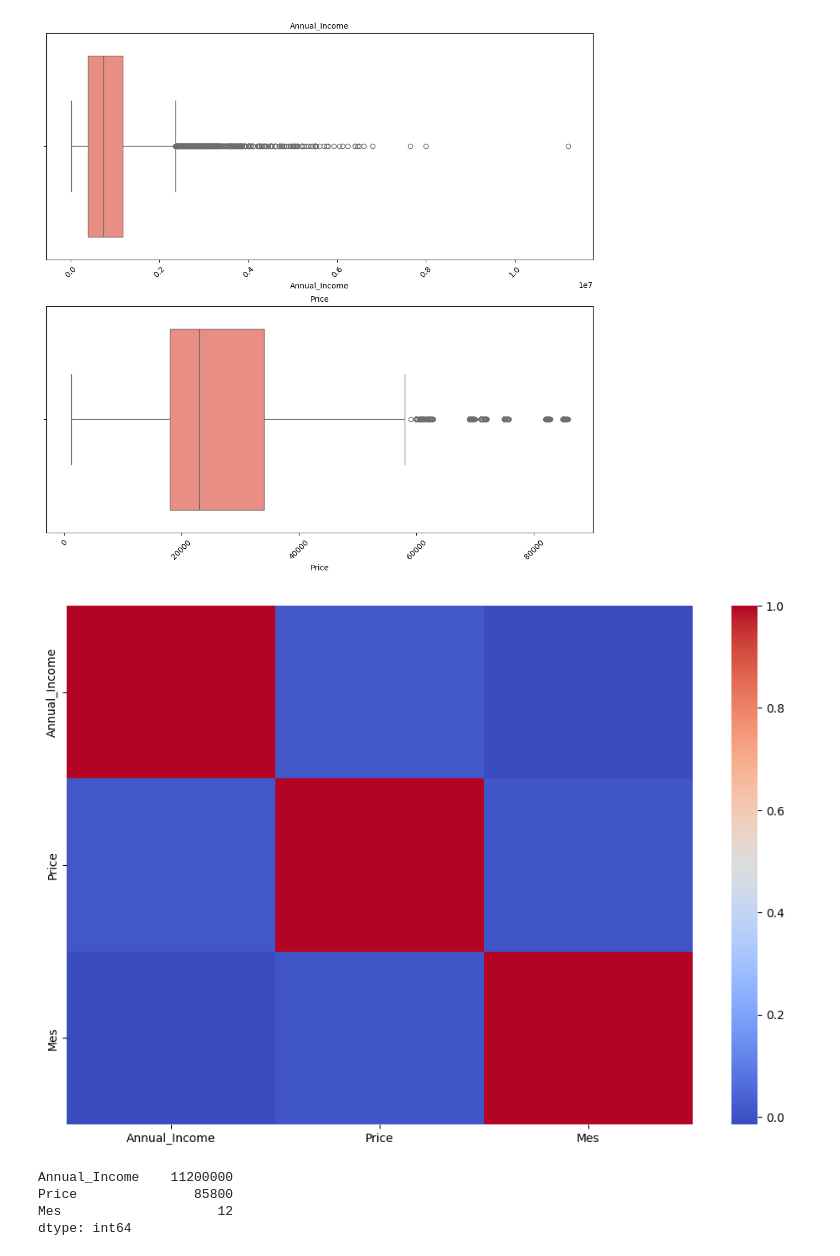
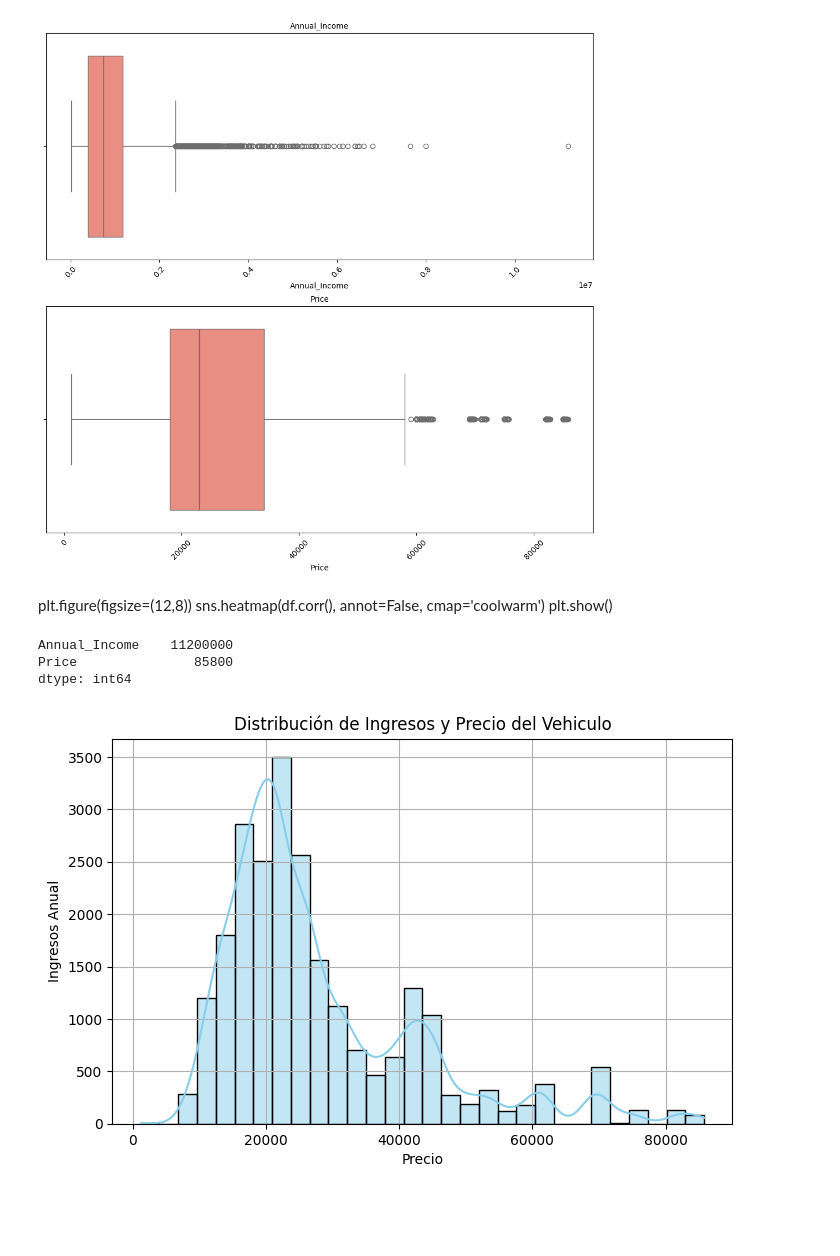
Before and after one commit to FredyR222/car_sale_boorcamp, a Jupyter notebook: code/carSale.ipynb, the cells around one changed output. Drawn from its saved outputs; the diff is of its cells as text; code cells hidden in the pictures; blank space fills up the shorter version.

```diff
--- a/code/carSale.ipynb
+++ b/code/carSale.ipynb
@@ -293,9 +295,9 @@ df2=df1
 
 unwanted=['Car_id', 'Date', 'Customer_Name', 'Gender',
        'Dealer_Name', 'Company', 'Model', 'Engine', 'Transmission', 'Color',
-       'Dealer_No', 'Body_Style', 'Phone', 'Dealer_Region']
+       'Dealer_No', 'Body_Style', 'Phone', 'Dealer_Region','Mes_year','year']
 df2.drop(labels=unwanted,axis=1,inplace=True)
-df.dtypes
+df2.dtypes
 # %% [output]
 Annual_Income    int64
 Price            int64
@@ -326,16 +328,23 @@ for ax, column in zip(axes.flatten(), numerical_col):
 plt.show()
 # %% [output]
 [figure]
-# %%
-plt.figure(figsize=(12,8))
-sns.heatmap(df.corr(), annot=False, cmap='coolwarm')
-plt.show()
-# %% [output]
-[figure, removed]
+# %% [markdown]
+plt.figure(figsize=(12,8))
+sns.heatmap(df.corr(), annot=False, cmap='coolwarm')
+plt.show()
 # %%
-df.max(numeric_only=True)
+df2.max(numeric_only=True)
 # %% [output]
 Annual_Income    11200000
 Price               85800
-Mes                    12
 dtype: int64
+# %%
+plt.figure(figsize=(8, 5))
+sns.histplot(data=df2, x='Price', kde=True, bins=30, color='skyblue')
+plt.title('Distribución de Ingresos y Precio del Vehiculo')
+plt.xlabel('Precio')
+plt.ylabel('Ingresos Anual')
+plt.grid(True)
+plt.show()
+# %% [output]
+[figure, added]
```
Also changed, not shown: parts of 12 cells of this notebook.
